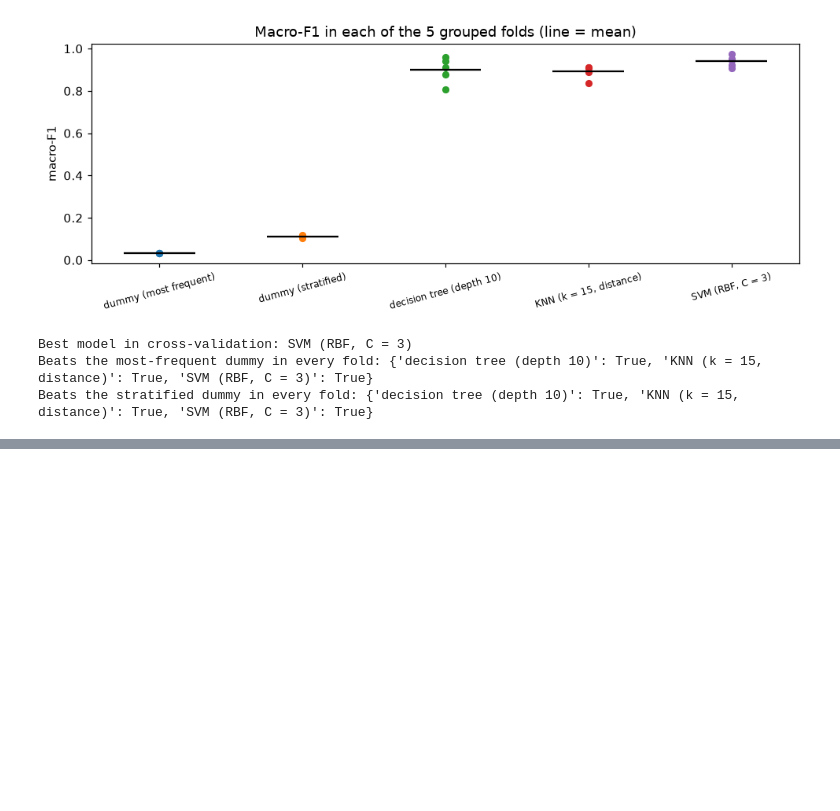
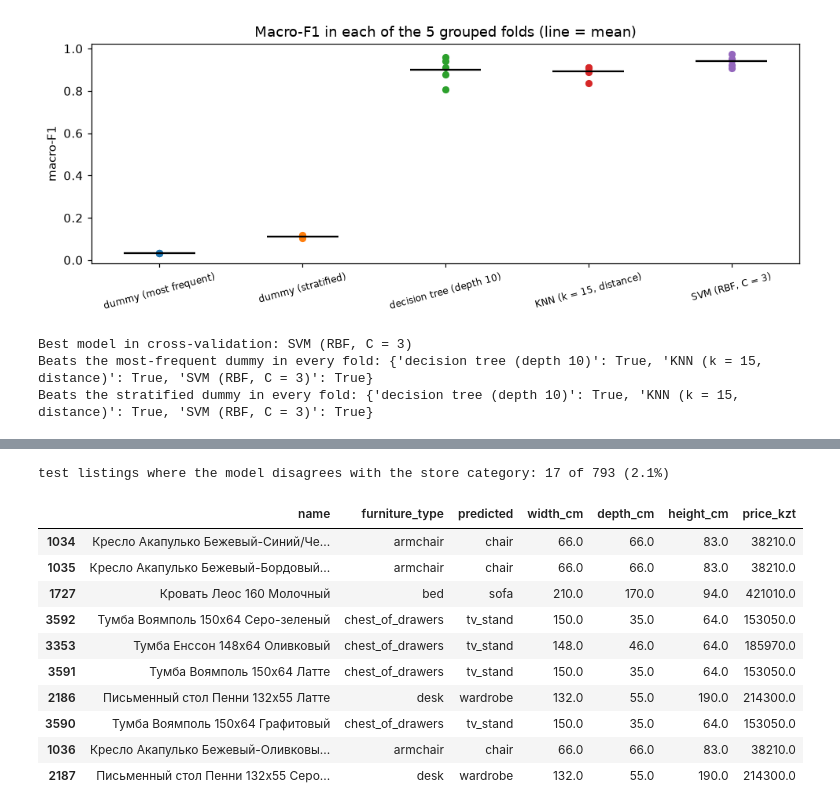
Before and after one commit to a100miles/furniture-prediction-ml, a Jupyter notebook: furniture_classification.ipynb, the cells around one changed output, grey strips where cells are left out. Cells and saved outputs as stored; diff of their text form; code cells hidden in the pictures; blank space fills up the shorter version.

```diff
--- a/furniture_classification.ipynb
+++ b/furniture_classification.ipynb
@@ -581,0 +796,20 @@ Beats the stratified dummy in every fold: {'decision tree (depth 10)': True, 'KN
+# %%
+# Used as a catalogue check: the listings where the model disagrees with the store category
+flagged = test_pred != y_test.values
+print(f"test listings where the model disagrees with the store category: {flagged.sum()} of {len(y_test)} ({flagged.mean():.1%})")
+test_view = df.iloc[test_idx].assign(predicted=test_pred)
+test_view.loc[flagged, ["name", "furniture_type", "predicted", "width_cm", "depth_cm", "height_cm", "price_kzt"]].sample(
+    min(10, int(flagged.sum())), random_state=RANDOM_STATE)
+# %% [output]
+test listings where the model disagrees with the store category: 17 of 793 (2.1%)
+|  | name | furniture_type | predicted | width_cm | depth_cm | height_cm | price_kzt |
+| 1034 | Кресло Акапулько Бежевый-Синий/Че... | armchair | chair | 66.0 | 66.0 | 83.0 | 38210.0 |
+| 1035 | Кресло Акапулько Бежевый-Бордовый... | armchair | chair | 66.0 | 66.0 | 83.0 | 38210.0 |
+| 1727 | Кровать Леос 160 Молочный | bed | sofa | 210.0 | 170.0 | 94.0 | 421010.0 |
+| 3592 | Тумба Воямполь 150x64 Серо-зеленый | chest_of_drawers | tv_stand | 150.0 | 35.0 | 64.0 | 153050.0 |
+| 3353 | Тумба Енссон 148x64 Оливковый | chest_of_drawers | tv_stand | 148.0 | 46.0 | 64.0 | 185970.0 |
+| 3591 | Тумба Воямполь 150x64 Латте | chest_of_drawers | tv_stand | 150.0 | 35.0 | 64.0 | 153050.0 |
+| 2186 | Письменный стол Пенни 132x55 Латте | desk | wardrobe | 132.0 | 55.0 | 190.0 | 214300.0 |
+| 3590 | Тумба Воямполь 150x64 Графитовый | chest_of_drawers | tv_stand | 150.0 | 35.0 | 64.0 | 153050.0 |
+| 1036 | Кресло Акапулько Бежевый-Оливковы... | armchair | chair | 66.0 | 66.0 | 83.0 | 38210.0 |
+| 2187 | Письменный стол Пенни 132x55 Серо... | desk | wardrobe | 132.0 | 55.0 | 190.0 | 214300.0 |
```
Also changed, not shown: parts of 14 cells of this notebook, 1 other file.
